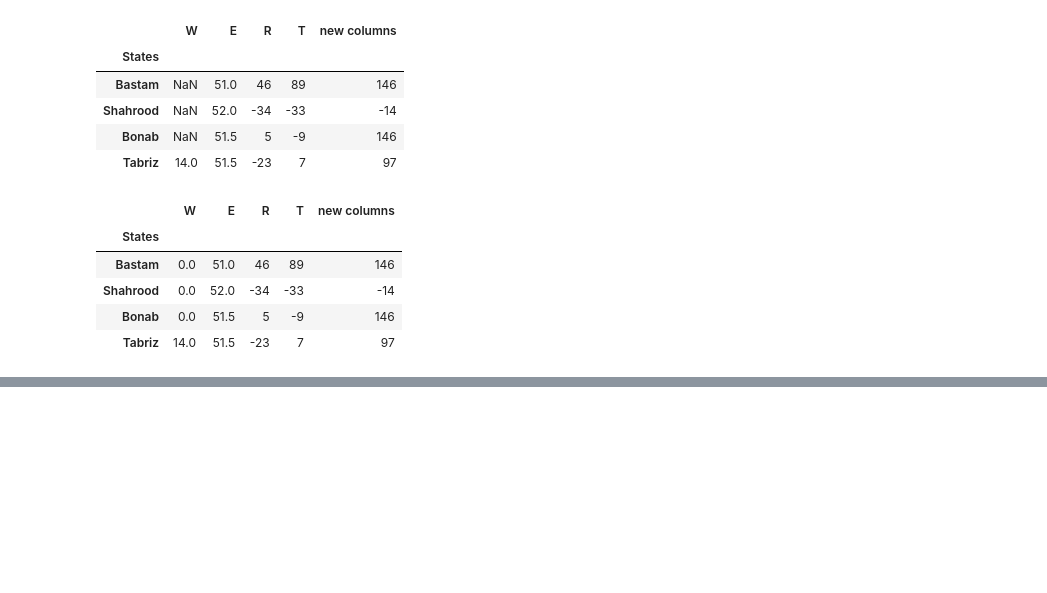
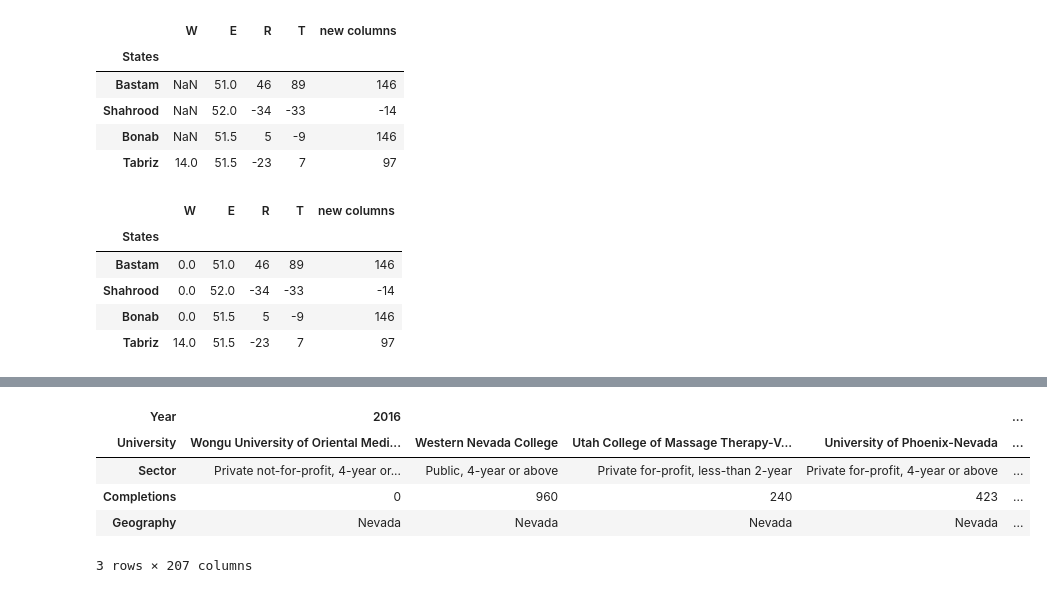
Before and after one commit to YasinRezvani/Python_Learning_Practice_Notebooks, a Jupyter notebook: Exercise Notebooks/Playing_With_Pandas_Library.ipynb, the cells around one changed output, grey strips where cells are left out. Drawn from its saved outputs; the diff is of its cells as text; code cells hidden in the pictures; blank space fills up the shorter version.

```diff
--- a/Exercise Notebooks/Playing_With_Pandas_Library.ipynb
+++ b/Exercise Notebooks/Playing_With_Pandas_Library.ipynb
@@ -333,0 +355,9 @@ df
+# %%
+df_csv.groupby(['Year','University']).sum().sort_index(ascending=False).transpose()
+# %% [output]
+| Year | 2016 |  |  |  | ... |
+| University | Wongu University of Oriental Medi... | Western Nevada College | Utah College of Massage Therapy-V... | University of Phoenix-Nevada | ... |
+| Sector | Private not-for-profit, 4-year or... | Public, 4-year or above | Private for-profit, less-than 2-year | Private for-profit, 4-year or above | ... |
+| Completions | 0 | 960 | 240 | 423 | ... |
+| Geography | Nevada | Nevada | Nevada | Nevada | ... |
+3 rows × 207 columns
```
Also changed, not shown: parts of 4 cells of this notebook.
